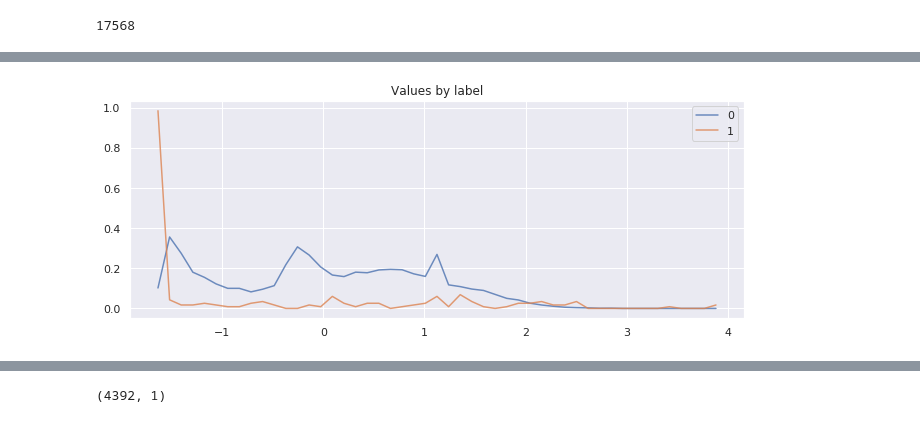
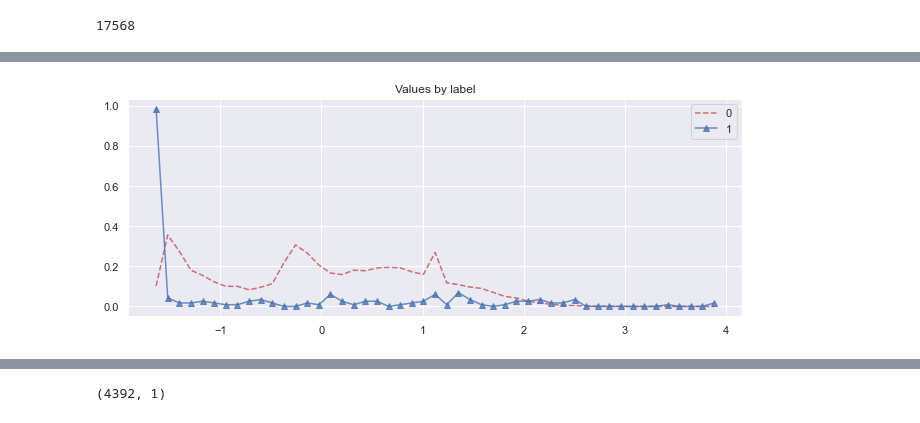
Before and after one commit to PacktPublishing/Artificial-Intelligence-with-Python-Cookbook, a Jupyter notebook: chapter03/Discovering anomalities.ipynb, the cells around one changed output, grey strips where cells are left out. Drawn from its saved outputs; the diff is of its cells as text; code cells hidden in the pictures.

```diff
--- a/chapter03/Discovering anomalities.ipynb
+++ b/chapter03/Discovering anomalities.ipynb
@@ -109,31 +112,32 @@ cpu_data.value.hist(bins=50)
 # %%
 import numpy as np
 from matplotlib import pyplot as plt
 
+markers = ['r--', 'b-^']
 
 def hist2d(X, by_col, n_bins=10, title=None):
   '''plot two histograms against each other.
 
   I am using line plots here. Alternatively,
   we could be using hist() with opacity.
   '''
   bins = np.linspace(X.min(), X.max(), n_bins)
 
   vals = np.unique(by_col)
-  for val in vals:
+  for marker, val in zip(markers, vals):
     n, edges = np.histogram(X[by_col==val], bins=bins)
     n = n / np.linalg.norm(n)
     bin_centers = 0.5 * (edges[1:] + edges[:-1])
-    plt.plot(bin_centers, n, alpha=0.8, label=val)
+    plt.plot(bin_centers, n, marker, alpha=0.8, label=val)
 
   plt.legend(loc='upper right')
   if title is not None:
     plt.title(title)
   plt.show()
 
 hist2d(cpu_data.value, cpu_data.label, n_bins=50, title='Values by label')
 # %% [output]
-[figure, old version]
+[figure, new version]
 # %%
 cpu_data.label.hist()
 # %% [output]
```
Also changed, not shown: parts of 18 cells of this notebook, 2 other files.
